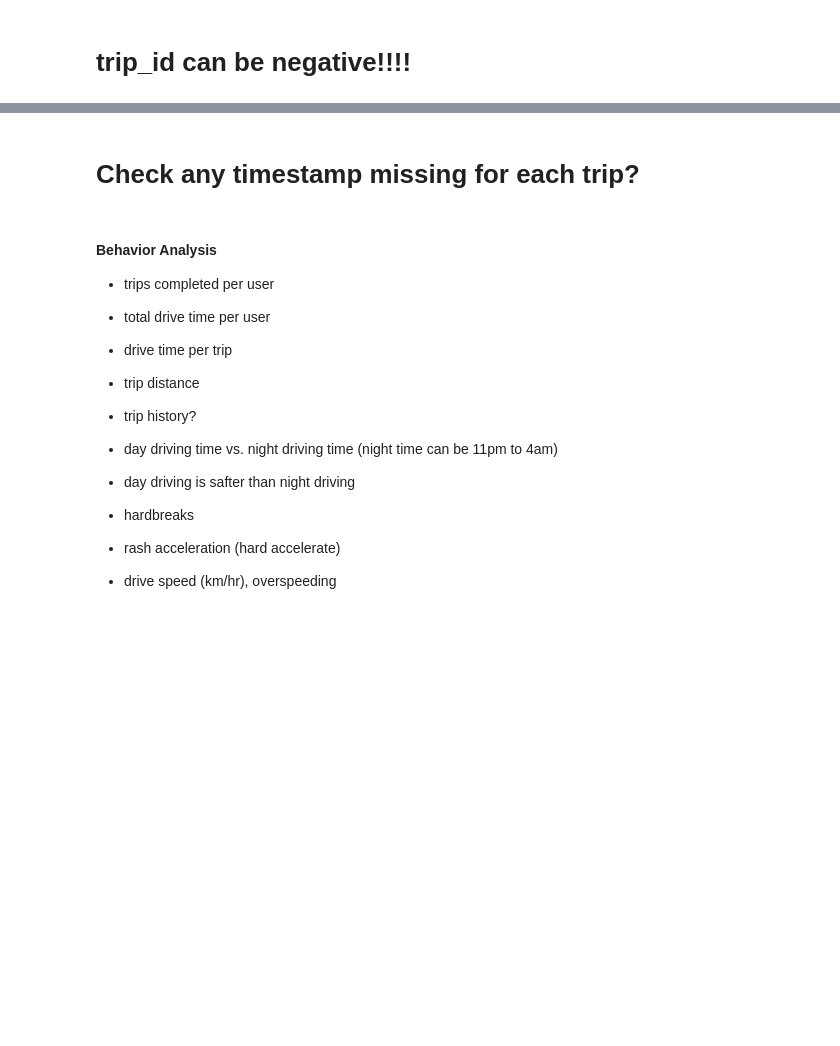
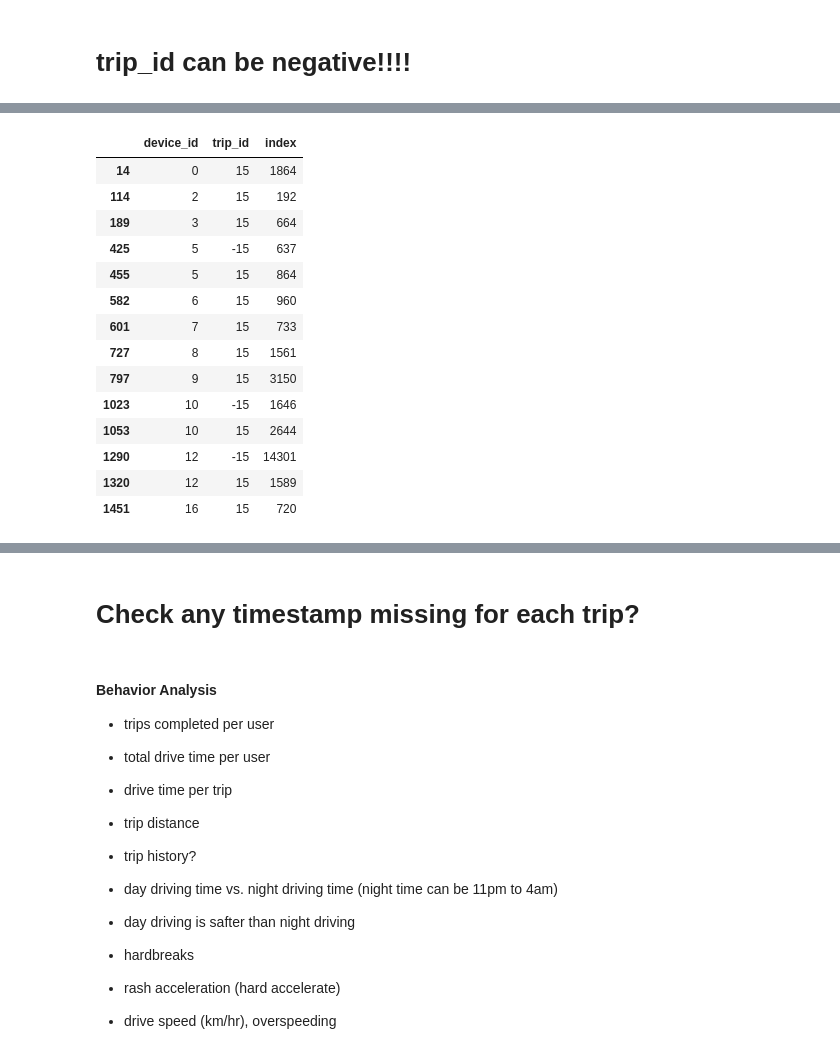
Before and after one commit to qirun-chen/getting-into-telematics, a Jupyter notebook: EDA.ipynb, the cells around one changed output, grey strips where cells are left out. Cells and saved outputs as stored; diff of their text form; code cells hidden in the pictures; blank space fills up the shorter version.

```diff
--- a/EDA.ipynb
+++ b/EDA.ipynb
@@ -247,0 +310,3 @@ throttle_position in 99.879% time had 1 signal per second (1 Hz)
+# %%
+mappings = car_df[['device_id', 'trip_id']].reset_index().groupby(['device_id', 'trip_id']).count().reset_index()
+mappings
@@ -247,0 +327,18 @@ throttle_position in 99.879% time had 1 signal per second (1 Hz)
+# %%
+mappings[(mappings['trip_id'].isin([15, -15]))]
+# %% [output]
+|  | device_id | trip_id | index |
+| 14 | 0 | 15 | 1864 |
+| 114 | 2 | 15 | 192 |
+| 189 | 3 | 15 | 664 |
+| 425 | 5 | -15 | 637 |
+| 455 | 5 | 15 | 864 |
+| 582 | 6 | 15 | 960 |
+| 601 | 7 | 15 | 733 |
+| 727 | 8 | 15 | 1561 |
+| 797 | 9 | 15 | 3150 |
+| 1023 | 10 | -15 | 1646 |
+| 1053 | 10 | 15 | 2644 |
+| 1290 | 12 | -15 | 14301 |
+| 1320 | 12 | 15 | 1589 |
+| 1451 | 16 | 15 | 720 |
```
Also changed, not shown: parts of 20 cells of this notebook.
